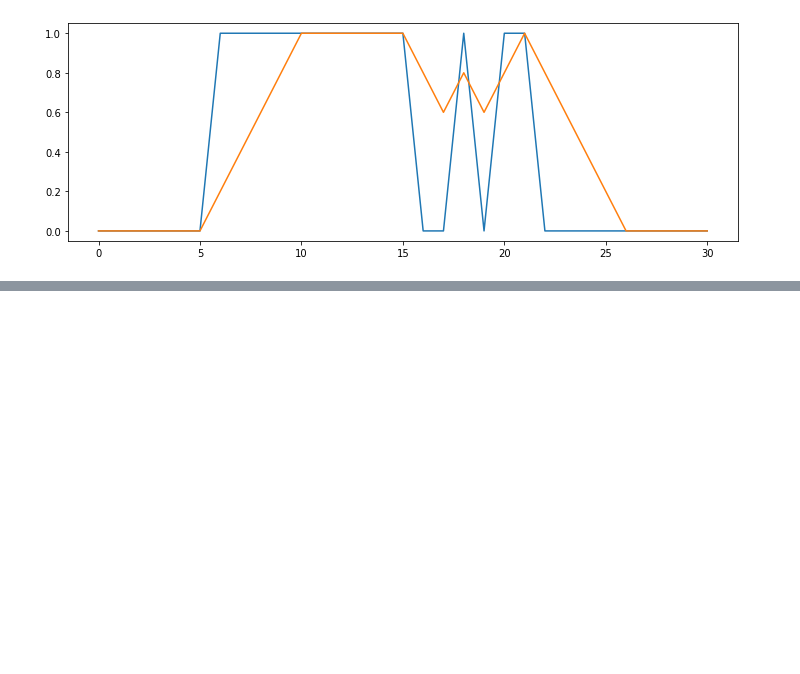
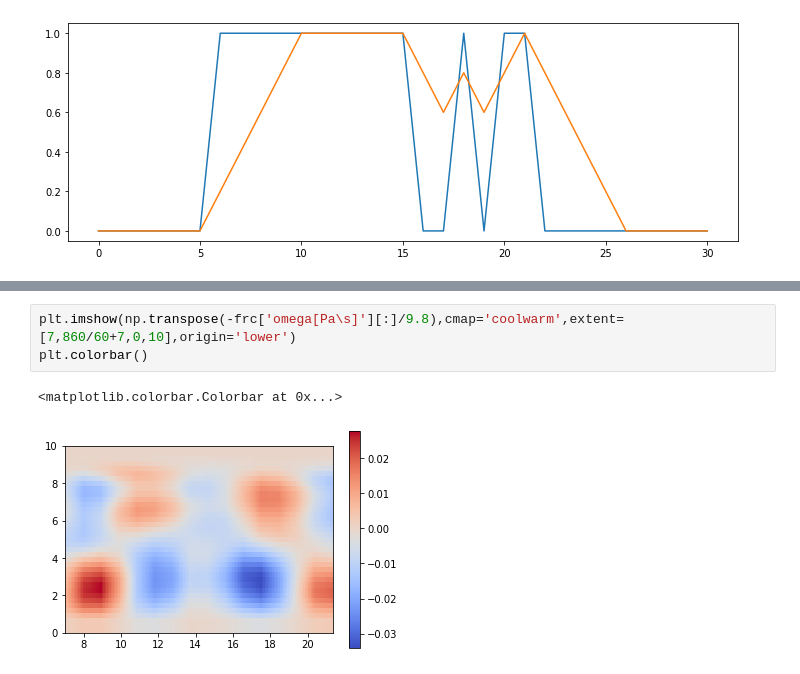
Before and after one commit to tswater/clubb_scripts, a Jupyter notebook: jupyter_notebooks/test_atm.ipynb, the cells around one changed output, grey strips where cells are left out. Cells and saved outputs as stored; diff of their text form; blank space fills up the shorter version.

```diff
--- a/jupyter_notebooks/test_atm.ipynb
+++ b/jupyter_notebooks/test_atm.ipynb
@@ -78,0 +156,6 @@ plt.plot(out)
+# %%
+plt.imshow(np.transpose(-frc['omega[Pa\s]'][:]/9.8),cmap='coolwarm',extent=[7,860/60+7,0,10],origin='lower')
+plt.colorbar()
+# %% [output]
+<matplotlib.colorbar.Colorbar at 0x...>
+[figure, added]
```
Also changed, not shown: parts of 15 cells of this notebook, 2 other files.
